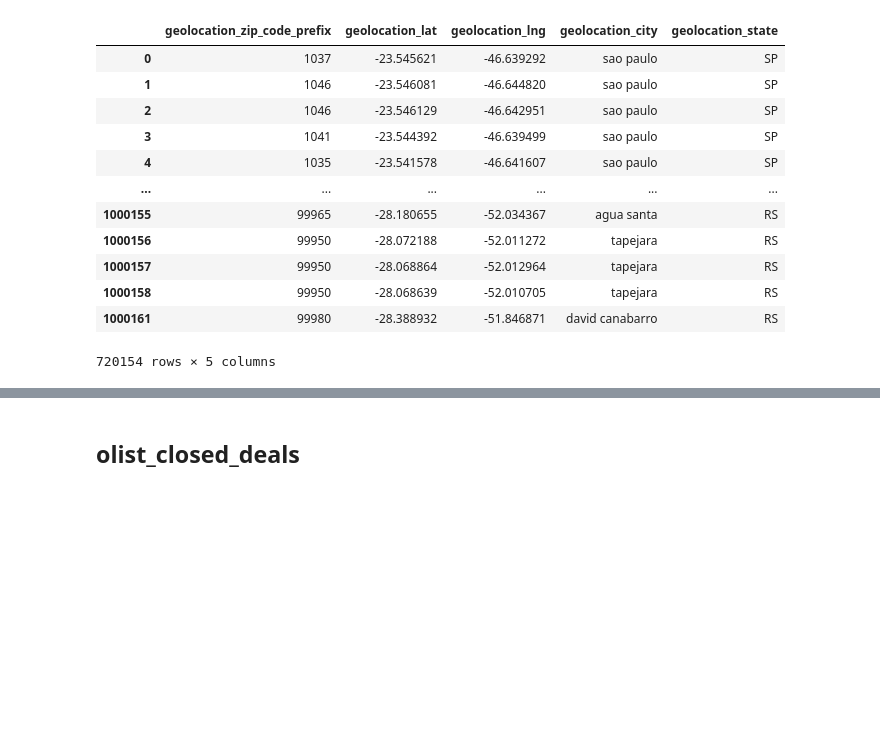
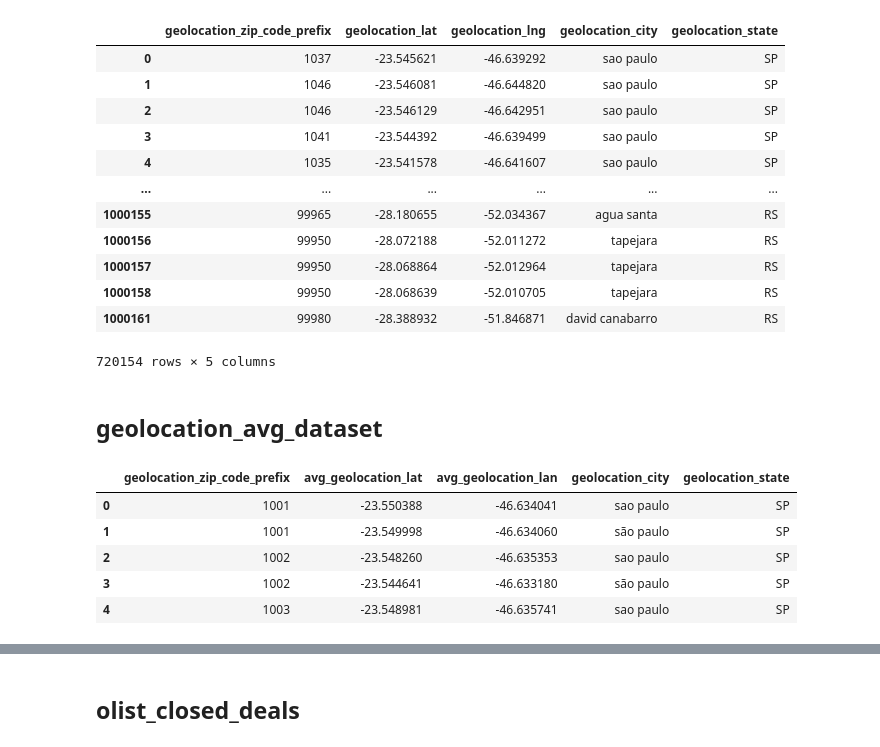
Before and after one commit to jugnuarora/Capstone-Project-E-Commerce, a Jupyter notebook: data_cleaning_Fahad.ipynb, the cells around one changed output, grey strips where cells are left out. Saved outputs shown, nothing was run; the diff lists cells and outputs as text; code cells hidden in the pictures; blank space fills up the shorter version.

```diff
--- a/data_cleaning_Fahad.ipynb
+++ b/data_cleaning_Fahad.ipynb
@@ -284,3 +285,15 @@ olist_gelocation_dataset
 | 1000158 | 99950 | -28.068639 | -52.010705 | tapejara | RS |
 | 1000161 | 99980 | -28.388932 | -51.846871 | david canabarro | RS |
 720154 rows × 5 columns
+# %% [markdown]
+## geolocation_avg_dataset
+# %%
+geo_avg = get_dataframe_cp('SELECT * FROM e_commerce.geolocation_avg_dataset')
+geo_avg.head()
+# %% [output]
+|  | geolocation_zip_code_prefix | avg_geolocation_lat | avg_geolocation_lan | geolocation_city | geolocation_state |
+| 0 | 1001 | -23.550388 | -46.634041 | sao paulo | SP |
+| 1 | 1001 | -23.549998 | -46.634060 | são paulo | SP |
+| 2 | 1002 | -23.548260 | -46.635353 | sao paulo | SP |
+| 3 | 1002 | -23.544641 | -46.633180 | são paulo | SP |
+| 4 | 1003 | -23.548981 | -46.635741 | sao paulo | SP |
```
Also changed, not shown: parts of 8 cells of this notebook, 1 other file.
